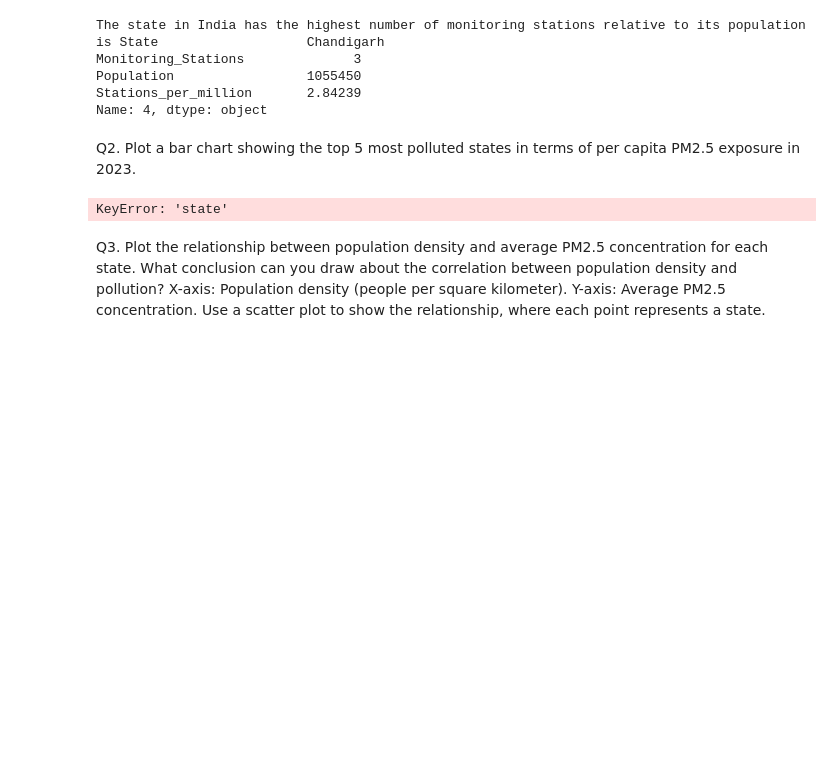
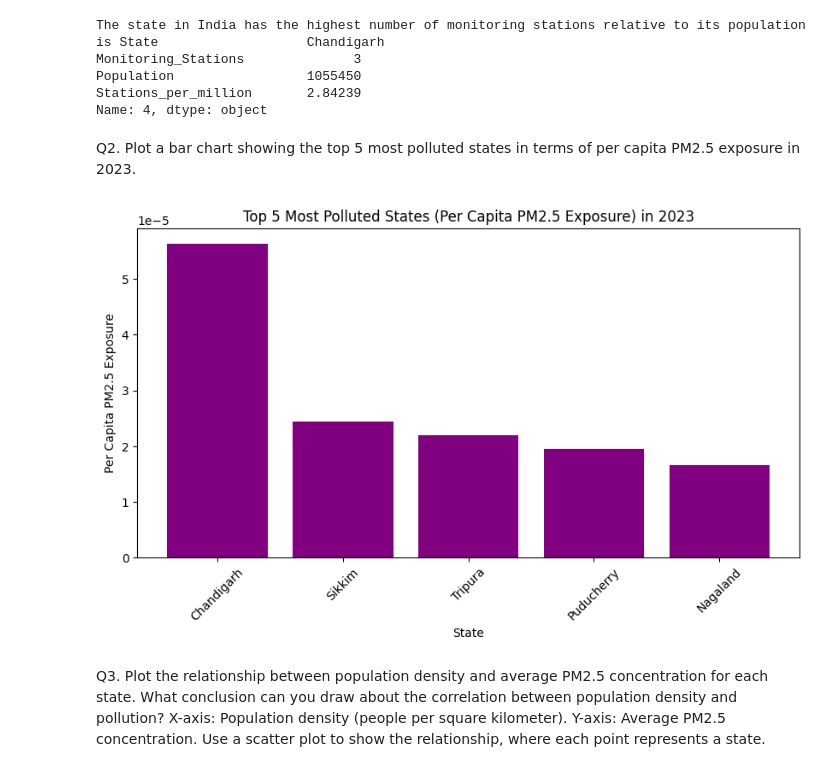
Before and after one commit to PriyankaR1605/J040-Assignment-3, a Jupyter notebook: PSDV Assignment-3.ipynb, the cells around one changed output. Cells and saved outputs as stored; diff of their text form; code cells hidden in the pictures; blank space fills up the shorter version.

```diff
--- a/PSDV Assignment-3.ipynb
+++ b/PSDV Assignment-3.ipynb
@@ -10,5 +12,5 @@ import numpy as np
 # %%
-file_path = r"C:\Users\Swamini\Downloads\Data.csv"
+file_path = r"\Data.csv"
 df = pd.read_csv(file_path)
 df.head()
 # %% [output]
@@ -287,26 +296,28 @@ Monitoring_Stations              3
 Population                 1055450
 Stations_per_million       2.84239
 Name: 4, dtype: object
+# %%
+df.rename(columns={'state':'State'},inplace=True)
 # %% [markdown]
 Q2. Plot a bar chart showing the top 5 most polluted states in terms of per capita PM2.5 exposure in 2023.
 # %%
 df_state = pd.DataFrame(population_data)
 df['date']=pd.to_datetime(df['Timestamp'])
 year_2023 = df[df['date'].dt.year == 2023]
-df_pm25 = year_2023.groupby('state')['PM2.5'].mean().reset_index()
-df_merged = df_pm25.merge(df_state, on='state',how='inner')
+df_pm25 = year_2023.groupby('State')['PM2.5'].mean().reset_index()
+df_merged = df_pm25.merge(df_state, on='State',how='inner')
 df_merged['Per Capita PM2.5'] = df_merged['PM2.5']/df_merged['Population']
 df_top5 = df_merged.nlargest(5,'Per Capita PM2.5')
 
 plt.figure(figsize=(10,5))
-plt.bar(df_top5['state'],df_top5['Per Capita PM2.5'], color='Purple')
+plt.bar(df_top5['State'],df_top5['Per Capita PM2.5'], color='Purple')
 plt.xlabel('State')
 plt.ylabel('Per Capita PM2.5 Exposure')
 plt.title('Top 5 Most Polluted States (Per Capita PM2.5 Exposure) in 2023')
 plt.xticks(rotation=45)
 plt.show()
 # %% [output]
-KeyError: 'state'
+[figure, added]
 # %% [markdown]
 Q3. Plot the relationship between population density and average PM2.5 concentration for each state. What conclusion can you draw about the correlation between population density and pollution?
 X-axis: Population density (people per square kilometer).
```
Also changed, not shown: parts of 12 cells of this notebook, 7 other files.
